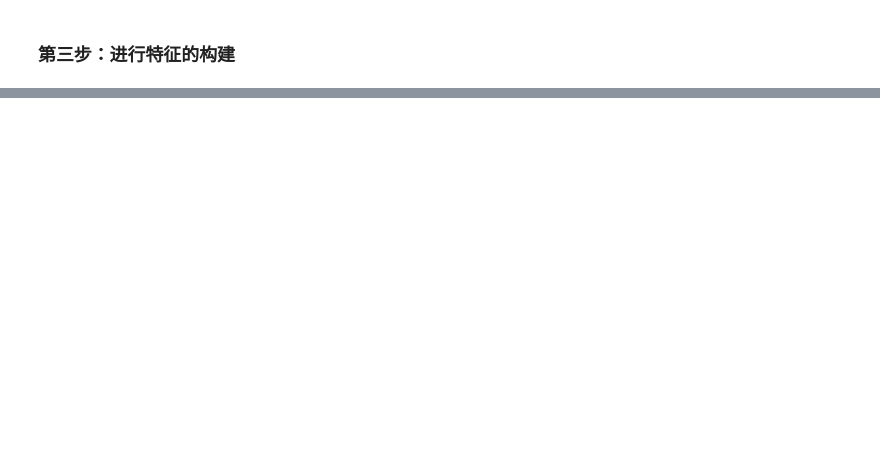
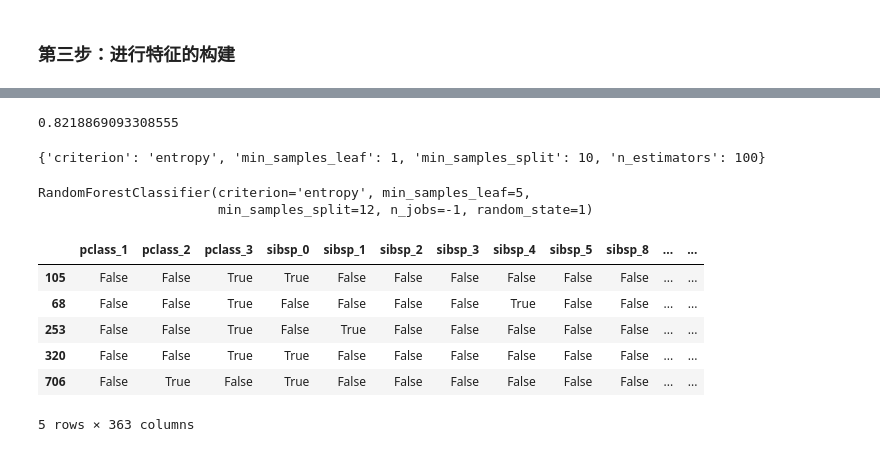
Before and after one commit to Necoe/MachineLearning, a Jupyter notebook: titanic_first_randomforest.ipynb, the cells around one changed output, grey strips where cells are left out. Cells and saved outputs as stored; diff of their text form; code cells hidden in the pictures; blank space fills up the shorter version.

```diff
--- a/titanic_first_randomforest.ipynb
+++ b/titanic_first_randomforest.ipynb
@@ -379,0 +212,4 @@ Name: survived, dtype: float64
+# %%
+data_one_dummy = pd.get_dummies(data_raw[data_columns_one], columns= data_columns_one)
+data_one_dummy_list = data_one_dummy.columns.to_list()
+data_one_dummy_list # 通过编码转换后的特征类别 字符串有几个就有几类编码
@@ -379,0 +238,7 @@ Name: survived, dtype: float64
+# %%
+X_train_one, X_test_one, y_train_one, y_test_one = model_selection.train_test_split(data_one_dummy[data_one_dummy_list]
+                                                                    ,data_raw[Target]
+                                                                    ,random_state = 0
+                                                                    )
+X_train_one.shape
+X_test_one.shape
@@ -379,0 +287,33 @@ Name: survived, dtype: float64
+# %%
+print(gs.best_score_)
+# %% [output]
+0.8218869093308555
+# %%
+print(gs.best_params_)
+# %% [output]
+{'criterion': 'entropy', 'min_samples_leaf': 1, 'min_samples_split': 10, 'n_estimators': 100}
+# %%
+# 创建一个对象
+
+rf2 = RandomForestClassifier(criterion='entropy'
+                             ,min_samples_leaf=5
+                             ,min_samples_split=12
+                             ,n_estimators=100
+                             ,n_jobs=-1
+                             ,random_state=1
+                             )
+# %%
+rf2.fit(X_train_one, y_train_one)
+# %% [output]
+RandomForestClassifier(criterion='entropy', min_samples_leaf=5,
+                       min_samples_split=12, n_jobs=-1, random_state=1)
+# %%
+X_train_one.head()
+# %% [output]
+|  | pclass_1 | pclass_2 | pclass_3 | sibsp_0 | sibsp_1 | sibsp_2 | sibsp_3 | sibsp_4 | sibsp_5 | sibsp_8 | ... | ... |
+| 105 | False | False | True | True | False | False | False | False | False | False | ... | ... |
+| 68 | False | False | True | False | False | False | False | True | False | False | ... | ... |
+| 253 | False | False | True | False | True | False | False | False | False | False | ... | ... |
+| 320 | False | False | True | True | False | False | False | False | False | False | ... | ... |
+| 706 | False | True | False | True | False | False | False | False | False | False | ... | ... |
+5 rows × 363 columns
```
Also changed, not shown: parts of 53 cells of this notebook, 2 other files.
